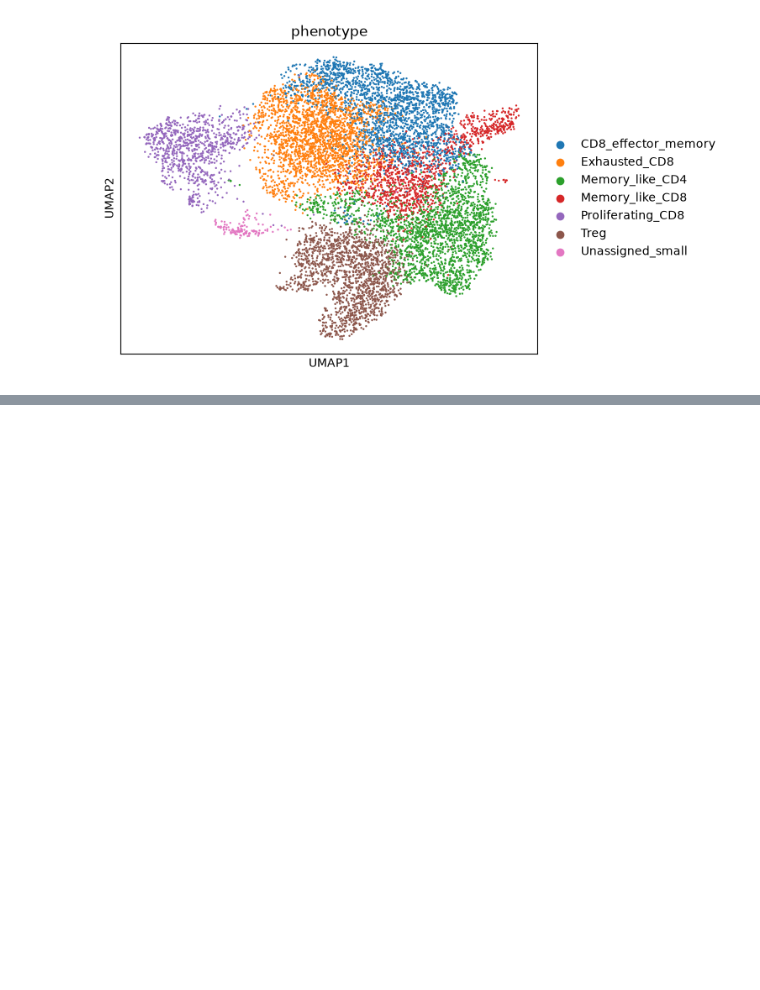
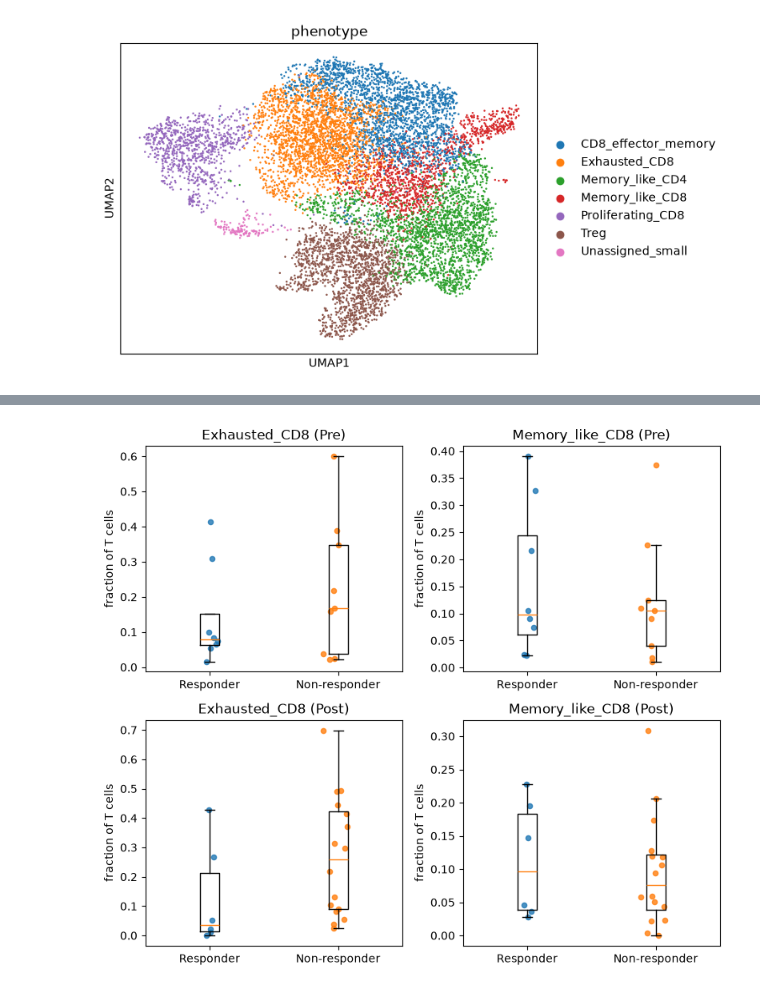
Before and after one commit to layakhosravi77-creator/melanoma-scrna-analysis, a Jupyter notebook: notebooks/GSE120575.ipynb, the cells around one changed output, grey strips where cells are left out. Saved outputs shown, nothing was run; the diff lists cells and outputs as text; code cells hidden in the pictures; blank space fills up the shorter version.

Commit message:
GSE120575: statistical comparison

```diff
--- a/notebooks/GSE120575.ipynb
+++ b/notebooks/GSE120575.ipynb
@@ -921,3 +921,96 @@ Treg                   30
 Unassigned_small       15
 dtype: int64
 [figure]
+# %%
+import matplotlib.pyplot as plt
+from pathlib import Path
+from scipy.stats import mannwhitneyu, fisher_exact, false_discovery_control
+
+# Folder for result tables and figures (created if it does not exist)
+Path("../results").mkdir(exist_ok=True)
+
+# Phenotypes to test: decided BEFORE looking at any p-value
+MAIN  = ["Exhausted_CD8", "Memory_like_CD8"]
+# Minimum number of T cells required per patient-timepoint
+MIN_T = 20
+
+
+def compare_props(obs, phenotypes=MAIN, min_t=MIN_T):
+    # Count cells per patient, timepoint, response and phenotype
+    # (cells of one patient and timepoint are pooled: patient = statistical unit)
+    cnt = (obs.groupby(["patient", "timepoint", "response", "phenotype"], observed=True)
+              .size().unstack("phenotype", fill_value=0))
+
+    # Stop with a clear message if a phenotype name does not exist
+    missing = [p for p in phenotypes if p not in cnt.columns]
+    if missing:
+        raise ValueError(f"phenotype(s) not found: {missing}")
+
+    # Total T cells per patient-timepoint (all phenotypes), then drop small ones
+    cnt["n_total"] = cnt.sum(axis=1)
+    cnt = cnt[cnt["n_total"] >= min_t]
+
+    # Convert counts to proportions of all T cells
+    prop = cnt.drop(columns="n_total").div(cnt["n_total"], axis=0).reset_index()
+
+    out = []
+    for tp in ["Pre", "Post"]:
+        d = prop[prop["timepoint"] == tp]
+        for ph in phenotypes:
+            a = d.loc[d["response"] == "Responder", ph]
+            b = d.loc[d["response"] == "Non-responder", ph]
+            # Skip a test if a group has fewer than 2 patients
+            if len(a) < 2 or len(b) < 2:
+                continue
+            # Two-sided Mann-Whitney U test on patient-level proportions
+            u, p = mannwhitneyu(a, b, alternative="two-sided")
+            out.append(dict(timepoint=tp, phenotype=ph, n_R=len(a), n_NR=len(b),
+                            median_R=a.median(), median_NR=b.median(),
+                            AUC=u / (len(a) * len(b)), p_value=p))
+
+    res = pd.DataFrame(out)
+    if res.empty:
+        raise ValueError("no test could be run (too few patients per group)")
+
+    # Benjamini-Hochberg FDR across all tests in this table
+    res["FDR"] = false_discovery_control(res["p_value"].to_numpy(), method="bh")
+    return prop, res
+
+
+# Safety check: only the two patient-level response labels should exist
+assert set(t.obs["response"].unique()) == {"Responder", "Non-responder"}
+
+# Run the main analysis and print the result table
+prop, res = compare_props(t.obs)
+print(res.round(4).to_string())
+
+
+def boxplot_prop(prop, ph, tp, ax):
+    # Boxplot + one dot per patient for one phenotype and one timepoint
+    d = prop[prop["timepoint"] == tp]
+    groups = ["Responder", "Non-responder"]
+    data = [d.loc[d["response"] == g, ph].to_numpy() for g in groups]
+    ax.boxplot(data, showfliers=False)
+    rng = np.random.default_rng(0)          # fixed seed: same jitter every run
+    for i, v in enumerate(data, 1):
+        ax.scatter(rng.normal(i, 0.05, len(v)), v, s=20, alpha=0.8)
+    ax.set_xticks([1, 2])
+    ax.set_xticklabels(groups)
+    ax.set_title(f"{ph} ({tp})")
+    ax.set_ylabel("fraction of T cells")
+
+
+# 2 x 2 figure: rows = Pre/Post, columns = the two main phenotypes
+fig, axes = plt.subplots(2, 2, figsize=(8, 7))
+for r, tp in enumerate(["Pre", "Post"]):
+    for c, ph in enumerate(MAIN):
+        boxplot_prop(prop, ph, tp, axes[r, c])
+fig.tight_layout()
+fig.savefig("../results/tcell_phenotype_proportions.png", dpi=150)
+plt.show()
+
+# Supplementary only: cell-level Fisher test (pseudoreplicated, p-values NOT valid)
+for ph in MAIN:
+    tab = pd.crosstab(t.obs["phenotype"] == ph, t.obs["response"])
+    print(ph, "Fisher (cell level):", fisher_exact(tab)[1])
+# %% [output]
@@ -923,0 +1022 @@ dtype: int64
+[figure, added]
```
Also changed, not shown: parts of 3 cells of this notebook, 3 other files.
